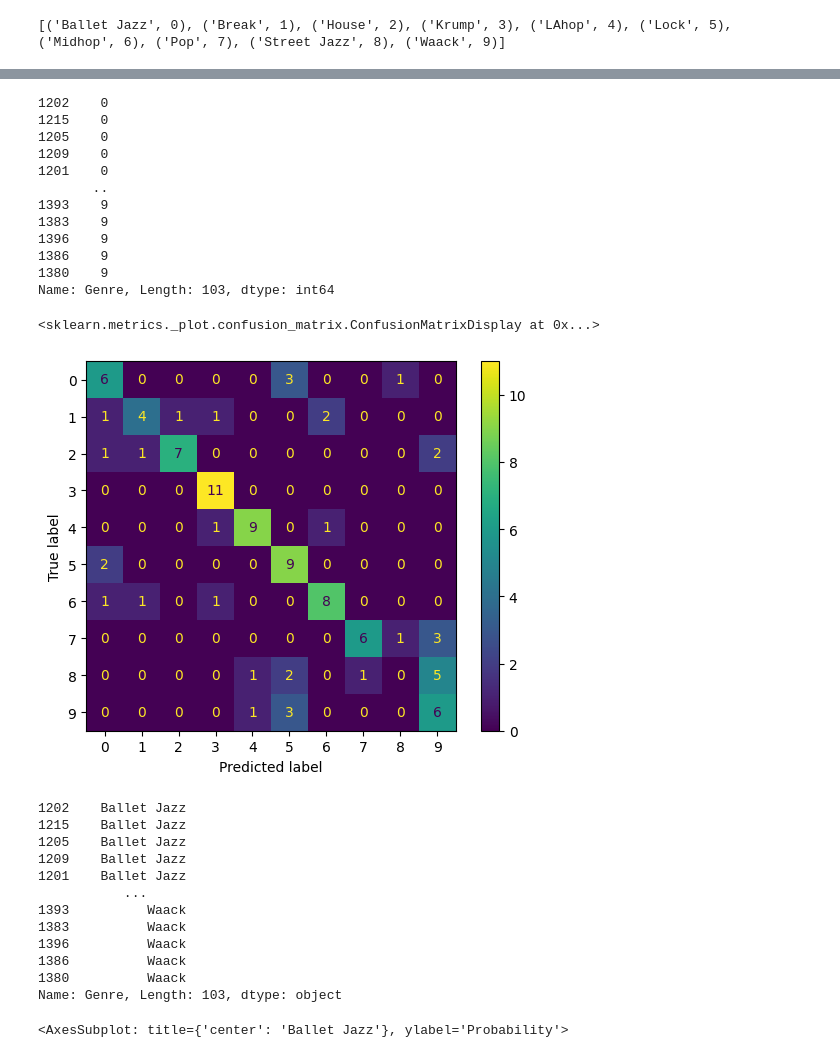
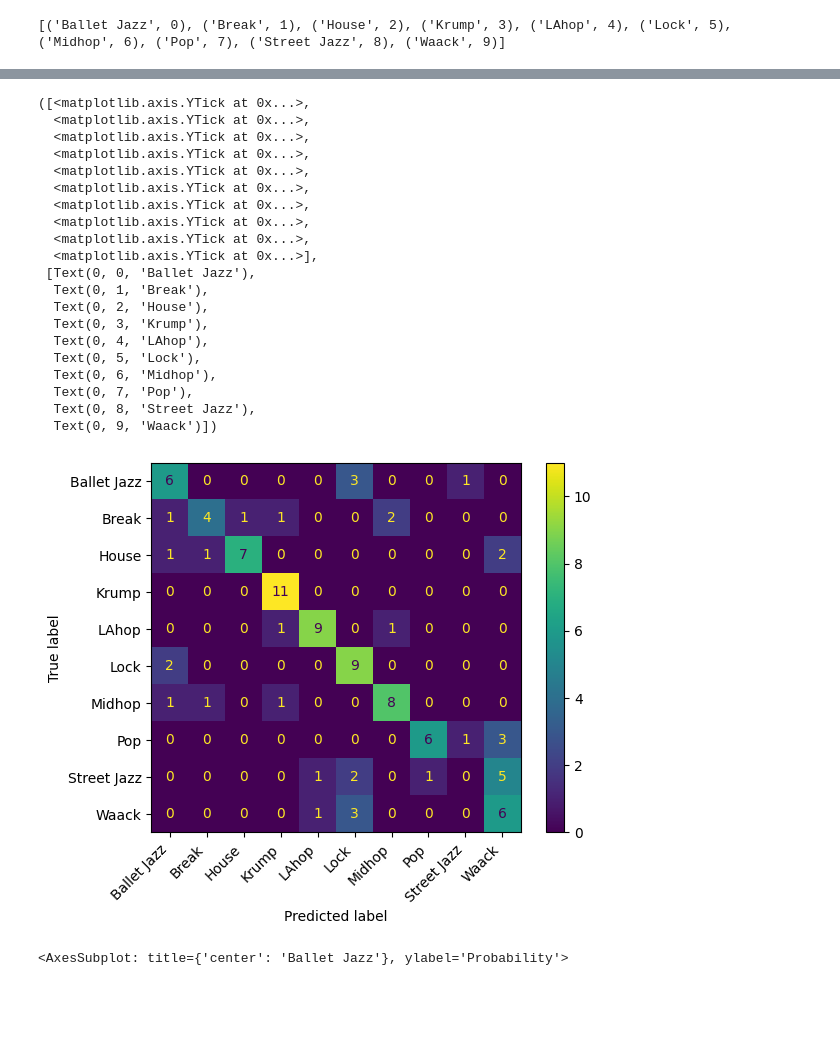
Before and after one commit to tBenBaker/MovementClassifier, a Jupyter notebook: DanceProj1/notebooks/02_classification.ipynb, the cells around one changed output, grey strips where cells are left out. Saved outputs shown, nothing was run; the diff lists cells and outputs as text; code cells hidden in the pictures; blank space fills up the shorter version.

```diff
--- a/DanceProj1/notebooks/02_classification.ipynb
+++ b/DanceProj1/notebooks/02_classification.ipynb
@@ -189,40 +171,33 @@ ValueError: At least one label specified must be in y_true
-# %%
-y_testxgb
-# %% [output]
-1202    0
-1215    0
-1205    0
-1209    0
-1201    0
-       ..
-1393    9
-1383    9
-1396    9
-1386    9
-1380    9
-Name: Genre, Length: 103, dtype: int64
-# %%
-from sklearn.metrics import confusion_matrix
-from sklearn.metrics import ConfusionMatrixDisplay
-ConfusionMatrixDisplay.from_estimator(xgb_mod, X_testxgb, y_testxgb)
-# %% [output]
-<sklearn.metrics._plot.confusion_matrix.ConfusionMatrixDisplay at 0x...>
-[figure, removed]
-# %%
-y_true
-# %% [output]
-1202    Ballet Jazz
-1215    Ballet Jazz
-1205    Ballet Jazz
-1209    Ballet Jazz
-1201    Ballet Jazz
-           ...
-1393          Waack
-1383          Waack
-1396          Waack
-1386          Waack
-1380          Waack
-Name: Genre, Length: 103, dtype: object
+# %%
+import matplotlib.pyplot as plt
+from sklearn.metrics import confusion_matrix
+from sklearn.metrics import ConfusionMatrixDisplay
+ConfusionMatrixDisplay.from_estimator(xgb_mod, X_testxgb, y_testxgb)
+#change xticks and yticks to labels
+plt.xticks(ticks=[0,1,2,3,4,5,6,7,8,9], labels=labels, rotation=45, ha='right')
+plt.yticks(ticks=[0,1,2,3,4,5,6,7,8,9], labels=labels)
+# %% [output]
+([<matplotlib.axis.YTick at 0x...>,
+  <matplotlib.axis.YTick at 0x...>,
+  <matplotlib.axis.YTick at 0x...>,
+  <matplotlib.axis.YTick at 0x...>,
+  <matplotlib.axis.YTick at 0x...>,
+  <matplotlib.axis.YTick at 0x...>,
+  <matplotlib.axis.YTick at 0x...>,
+  <matplotlib.axis.YTick at 0x...>,
+  <matplotlib.axis.YTick at 0x...>,
+  <matplotlib.axis.YTick at 0x...>],
+ [Text(0, 0, 'Ballet Jazz'),
+  Text(0, 1, 'Break'),
+  Text(0, 2, 'House'),
+  Text(0, 3, 'Krump'),
+  Text(0, 4, 'LAhop'),
+  Text(0, 5, 'Lock'),
+  Text(0, 6, 'Midhop'),
+  Text(0, 7, 'Pop'),
+  Text(0, 8, 'Street Jazz'),
+  Text(0, 9, 'Waack')])
+[figure, added]
 # %%
 import matplotlib.pyplot as plt
 #remove original index, true label, and id for each house pieces, plt the mean probabiltiies
```
Also changed, not shown: parts of 8 cells of this notebook, 2 other files.
